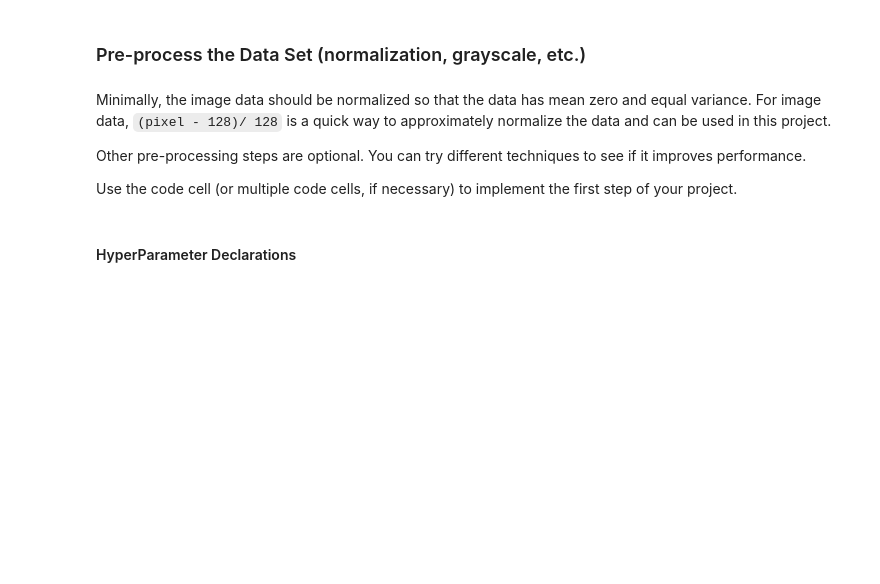
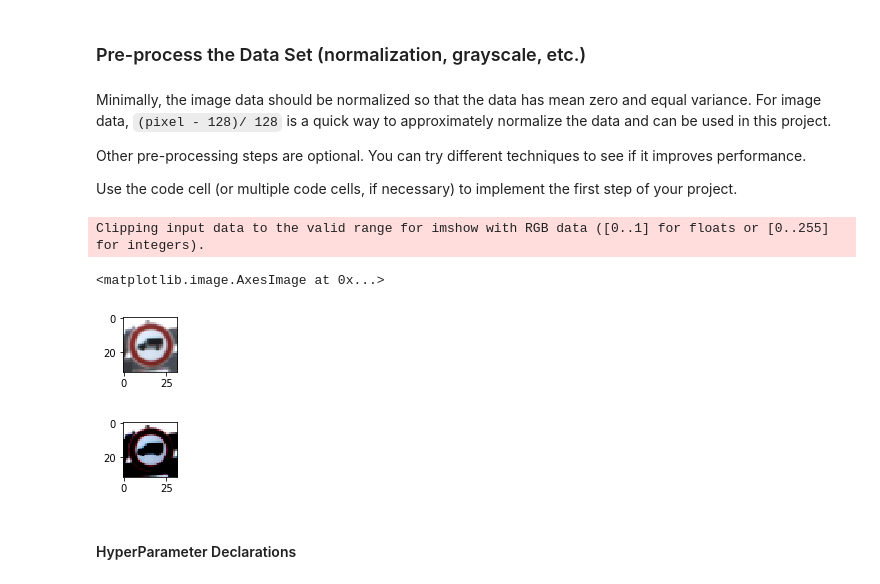
Before and after one commit to nkowdley/CarND-Traffic-Sign-Classifier-Project, a Jupyter notebook: Traffic_Sign_Classifier.ipynb, the cells around one changed output. Saved outputs shown, nothing was run; the diff lists cells and outputs as text; code cells hidden in the pictures; blank space fills up the shorter version.

```diff
--- a/Traffic_Sign_Classifier.ipynb
+++ b/Traffic_Sign_Classifier.ipynb
@@ -197,21 +198,34 @@ Use the code cell (or multiple code cells, if necessary) to implement the first
 # %%
 ### Preprocess the data here. It is required to normalize the data. Other preprocessing steps could include
 ### converting to grayscale, etc.
 ### Feel free to use as many code cells as needed.
 
 def normalize(x):
     #x = np.uint8(x)
     #x = cv2.cvtColor(x, cv2.COLOR_BGR2GRAY)
     return (x - 128.)/128.
 
 #print(type(X_train[0]))
+#Show the image pre normalization
+plt.figure(figsize=(1,1))
+plt.imshow(X_train[5024].squeeze())
+
 X_train = np.array([normalize(image) for image in X_train])
 
 X_test = np.array([normalize(image) for image in X_test])
 
 X_valid = np.array([normalize(image) for image in X_valid])
 
 #X_train, y_train = shuffle(X_train, y_train)
+
+#Show the image post normalization
+plt.figure(figsize=(1,1))
+plt.imshow(X_train[5024].squeeze())
+# %% [output]
+Clipping input data to the valid range for imshow with RGB data ([0..1] for floats or [0..255] for integers).
+<matplotlib.image.AxesImage at 0x...>
+[figure, added]
+[figure, added]
 # %% [markdown]
 #### HyperParameter Declarations
 # %%
```
Also changed, not shown: parts of 7 cells of this notebook, 7 other files.
